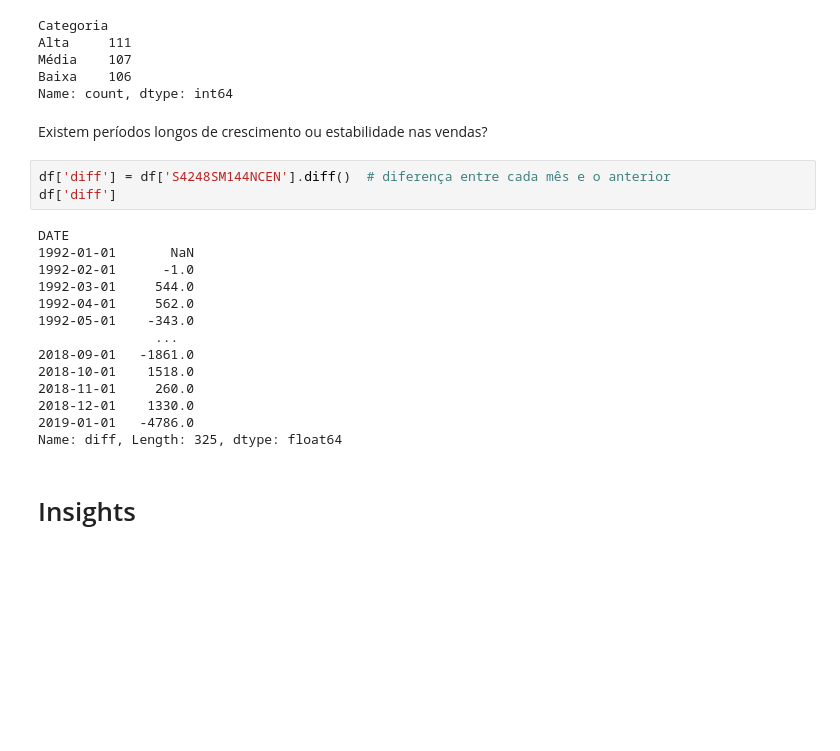
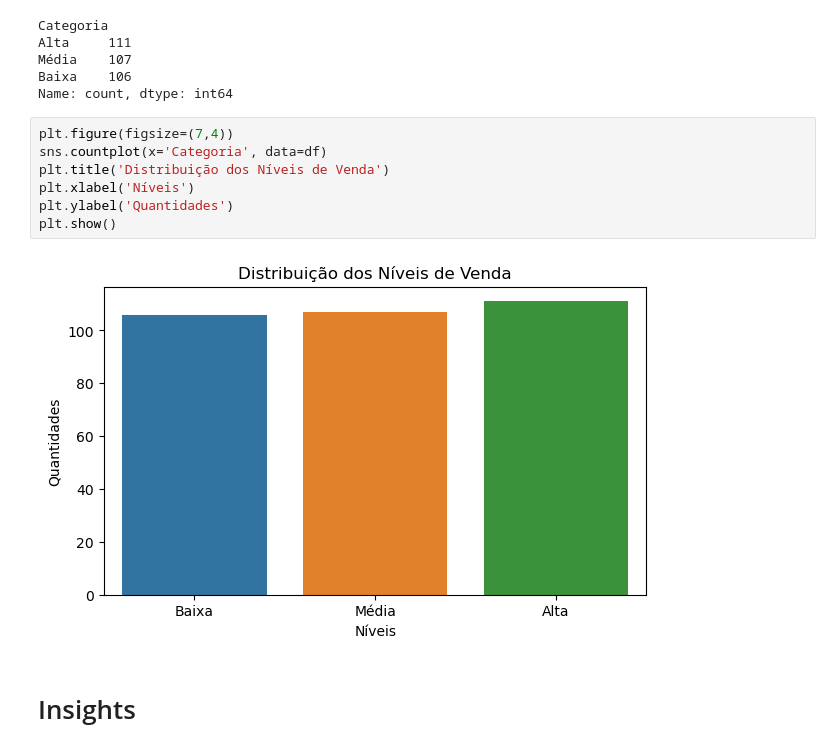
Before and after one commit to emiliogaspar27/data-analysis-portfolio, a Jupyter notebook: Alcohol_Sales_Analysis/notebooks/Alcohol_Sales_Analysis.ipynb, the cells around one changed output. Drawn from its saved outputs; the diff is of its cells as text; blank space fills up the shorter version.

```diff
--- a/Alcohol_Sales_Analysis/notebooks/Alcohol_Sales_Analysis.ipynb
+++ b/Alcohol_Sales_Analysis/notebooks/Alcohol_Sales_Analysis.ipynb
@@ -86,25 +87,15 @@ Alta     111
 Média    107
 Baixa    106
 Name: count, dtype: int64
-# %% [markdown]
-Existem períodos longos de crescimento ou estabilidade nas vendas?
-# %%
-df['diff'] = df['S4248SM144NCEN'].diff()  # diferença entre cada mês e o anterior
-df['diff']
-# %% [output]
-DATE
-1992-01-01       NaN
-1992-02-01      -1.0
-1992-03-01     544.0
-1992-04-01     562.0
-1992-05-01    -343.0
-               ...
-2018-09-01   -1861.0
-2018-10-01    1518.0
-2018-11-01     260.0
-2018-12-01    1330.0
-2019-01-01   -4786.0
-Name: diff, Length: 325, dtype: float64
+# %%
+plt.figure(figsize=(7,4))
+sns.countplot(x='Categoria', data=df)
+plt.title('Distribuição dos Níveis de Venda')
+plt.xlabel('Níveis')
+plt.ylabel('Quantidades')
+plt.show()
+# %% [output]
+[figure, added]
 # %% [markdown]
 # Insights
 # %% [markdown]
```
Also changed, not shown: parts of 6 cells of this notebook.
